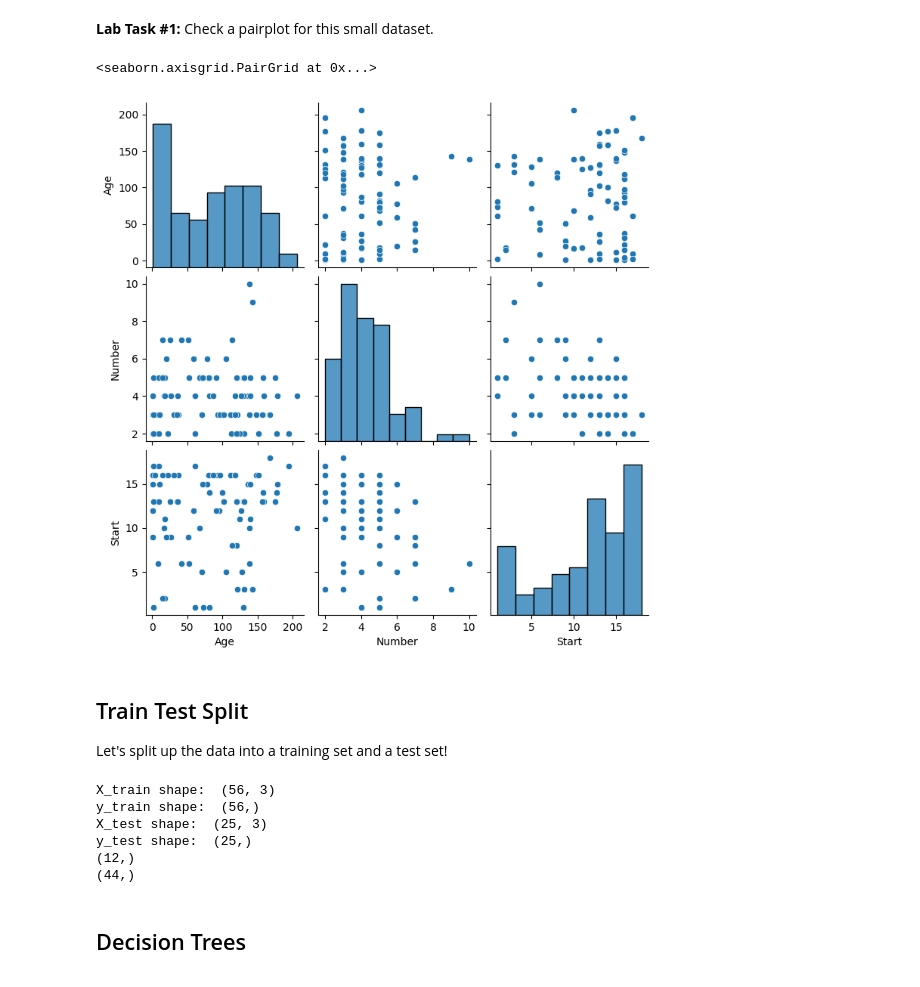
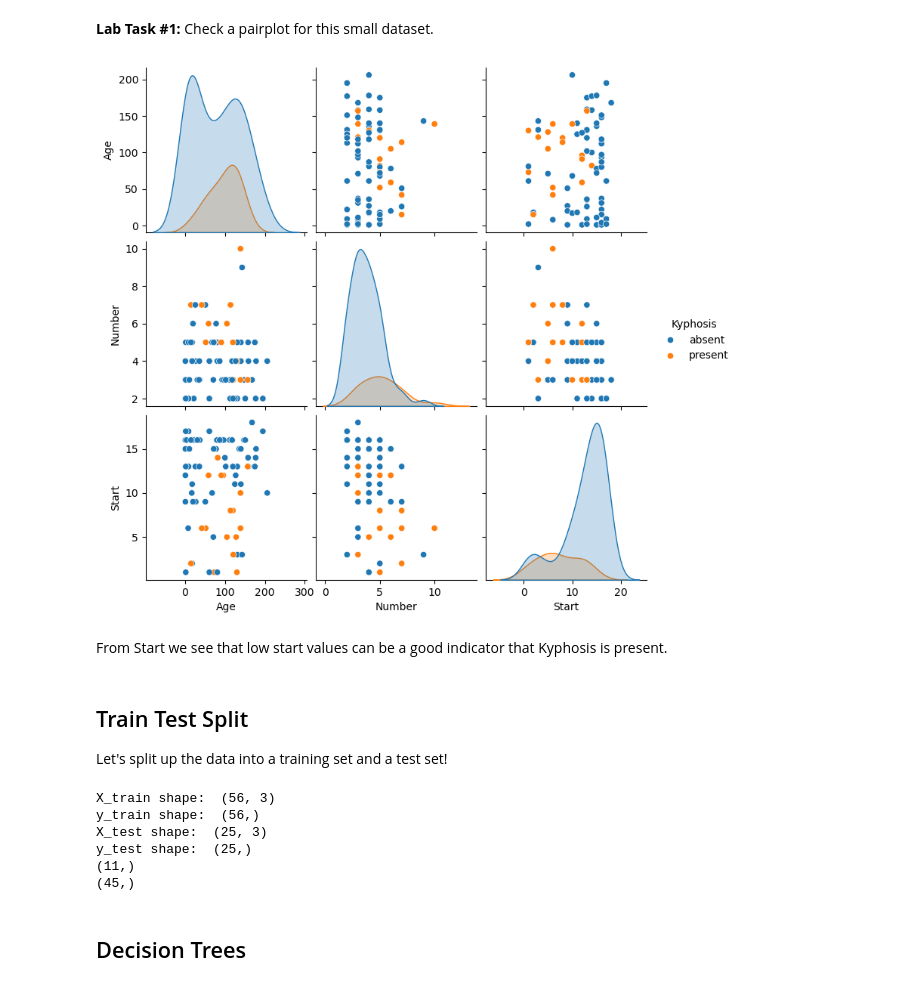
Before and after one commit to p3akth/SLA_complementary, a Jupyter notebook: Assignment_28_march/Decision Trees Tutorial.ipynb, the cells around one changed output. Saved outputs shown, nothing was run; the diff lists cells and outputs as text; code cells hidden in the pictures.

```diff
--- a/Assignment_28_march/Decision Trees Tutorial.ipynb
+++ b/Assignment_28_march/Decision Trees Tutorial.ipynb
@@ -71,7 +71,7 @@ The dataset contains the following columns:
 4. Start: Number of the first or topmost vertebrae that was operated
 # %%
 # Reading "kyphosis.csv" file using the read_csv() function included in the pandas library
-df = pd.read_csv('Dataset_3.csv')
+df = pd.read_csv('Dataset3.csv')
 #Added to remove unnecessary column
 df.drop(columns='Unnamed: 0', inplace=True)
 # %%
@@ -90,11 +90,13 @@ df.head()
 # %%
 # Use the pairplot() function to plot multiple pairwise bivariate distributions in a dataset
 # EX 1
 
-sns.pairplot(df)
+sns.pairplot(df, hue='Kyphosis')
+plt.show()
 # %% [output]
-<seaborn.axisgrid.PairGrid at 0x...>
-[figure, old version]
+[figure, new version]
+# %% [markdown]
+From Start we see that low start values can be a good indicator that Kyphosis is present.
 # %% [markdown]
 ## Train Test Split
 
@@ -117,8 +119,8 @@ X_train shape:  (56, 3)
 y_train shape:  (56,)
 X_test shape:  (25, 3)
 y_test shape:  (25,)
-(12,)
-(44,)
+(11,)
+(45,)
 # %% [markdown]
 ## Decision Trees
 # %% [markdown]
```
Also changed, not shown: parts of 7 cells of this notebook.
